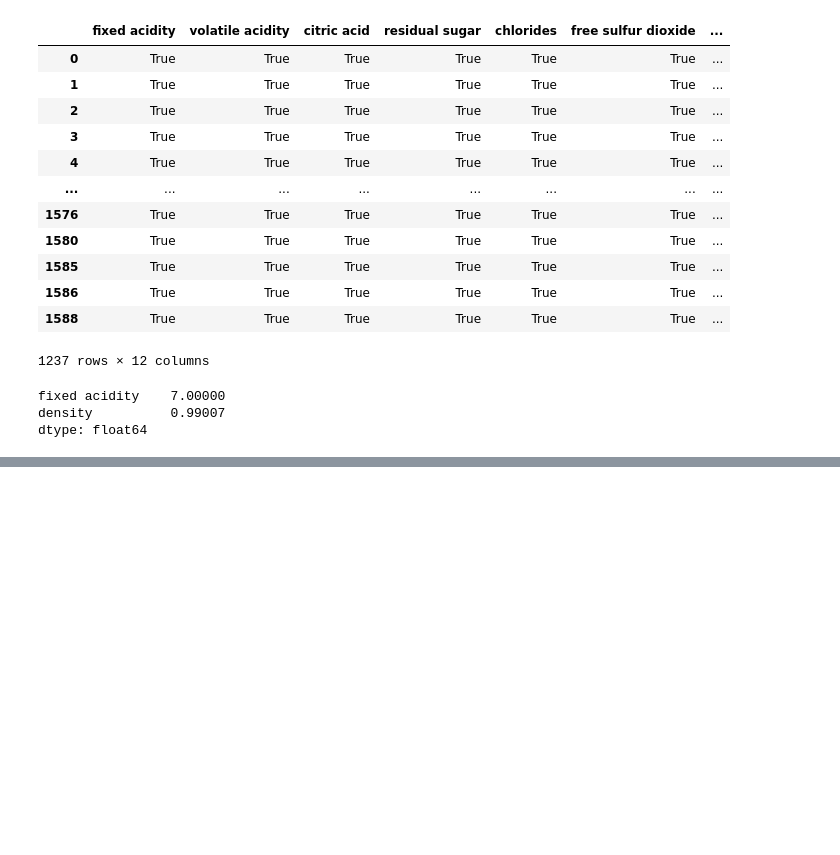
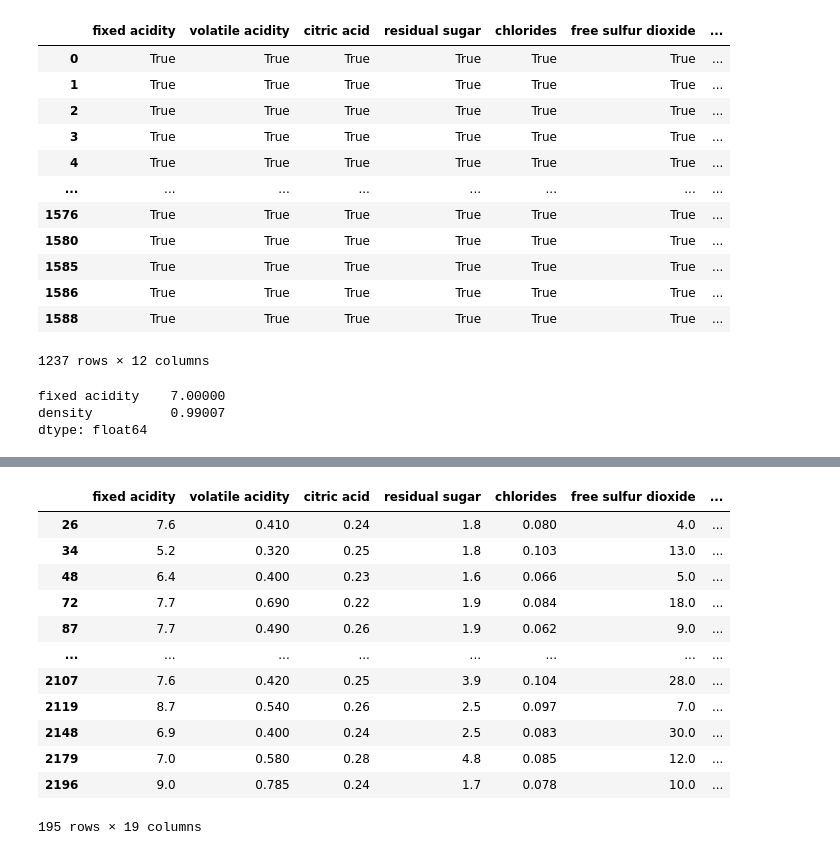
Before and after one commit to seanjerome/AcademyPublic, a Jupyter notebook: Untitled0.ipynb, the cells around one changed output, grey strips where cells are left out. Saved outputs shown, nothing was run; the diff lists cells and outputs as text; code cells hidden in the pictures; blank space fills up the shorter version.

```diff
--- a/Untitled0.ipynb
+++ b/Untitled0.ipynb
@@ -295,0 +377,48 @@ df[mask3].describe()
+# %%
+# Here I create a function having the name citric_acid_cat with the parameter x
+# In the function, x will pass within a conditional statement. Given the value,
+# it will return a letter (a category):
+def citric_acid_cat(x):
+  if x < 0.21 :
+    return 'A'
+  elif x < 0.3 :
+    return 'B'
+  else:
+    return 'C'
+
+# Now we want to create a new feature citric_cat, which transform the numerical value
+# of citric acid to the category defined above for each line of the feature.
+# We could create a for loop. However the apply lambda is more efficient from a computing point of view
+# The x refers to the x of the function which is df['citric acid']
+df['citric_cat'] = df['citric acid'].apply(lambda x: citric_acid_cat(x))
+# %%
+# When you do a mask, it is not only on numerical features but as well on categoricals:
+mask5 = (((df['residual sugar'] >= 2.3) | (df['residual sugar'] <= 1.9)) & (df['sulphates'] < 0.7301) & (df['citric_cat'] == 'A'))
+df[mask5]
+# On this example, I want to focus only on the category A so it is quick to write.
+# However it is not always the case and you can filter through a list:
+
+list_cat_to_keep = ['A', 'C']
+mask6 = (((df['residual sugar'] >= 2.3) | (df['residual sugar'] <= 1.9)) & (df['sulphates'] < 0.7301) & (df['citric_cat'].isin(list_cat_to_keep)))
+df[mask6]
+# dataframe['feature'].isin(list_specified) creates the list (the pandas Series to be precise) of boolean
+
+# To finish, you could want all the element of a feature execpt those that you specify in a list.
+# Let's say, you want to analyse all the citri_cat that are not in the list (here the cat=B)
+# You can use: ~dataframe['feature'].isin(list_specified) // The '~' means not isin:
+mask7 = (((df['residual sugar'] >= 2.3) | (df['residual sugar'] <= 1.9)) & (df['sulphates'] < 0.7301) & (~df['citric_cat'].isin(list_cat_to_keep)))
+df[mask7] #As you see, you only have the category 'B' of citric_cat.
+# %% [output]
+|  | fixed acidity | volatile acidity | citric acid | residual sugar | chlorides | free sulfur dioxide | ... |
+| 26 | 7.6 | 0.410 | 0.24 | 1.8 | 0.080 | 4.0 | ... |
+| 34 | 5.2 | 0.320 | 0.25 | 1.8 | 0.103 | 13.0 | ... |
+| 48 | 6.4 | 0.400 | 0.23 | 1.6 | 0.066 | 5.0 | ... |
+| 72 | 7.7 | 0.690 | 0.22 | 1.9 | 0.084 | 18.0 | ... |
+| 87 | 7.7 | 0.490 | 0.26 | 1.9 | 0.062 | 9.0 | ... |
+| ... | ... | ... | ... | ... | ... | ... | ... |
+| 2107 | 7.6 | 0.420 | 0.25 | 3.9 | 0.104 | 28.0 | ... |
+| 2119 | 8.7 | 0.540 | 0.26 | 2.5 | 0.097 | 7.0 | ... |
+| 2148 | 6.9 | 0.400 | 0.24 | 2.5 | 0.083 | 30.0 | ... |
+| 2179 | 7.0 | 0.580 | 0.28 | 4.8 | 0.085 | 12.0 | ... |
+| 2196 | 9.0 | 0.785 | 0.24 | 1.7 | 0.078 | 10.0 | ... |
+195 rows × 19 columns
```
Also changed, not shown: parts of 10 cells of this notebook.
